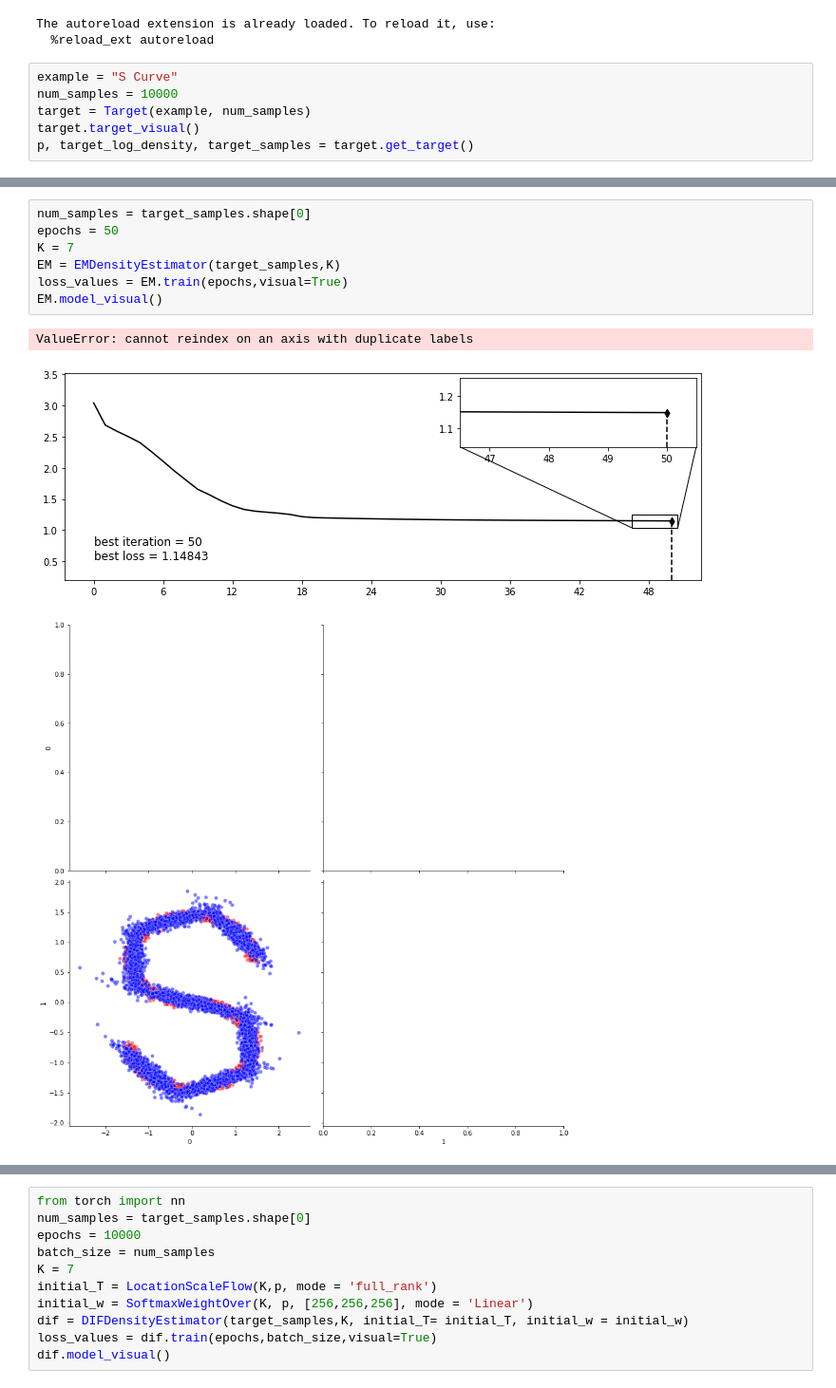
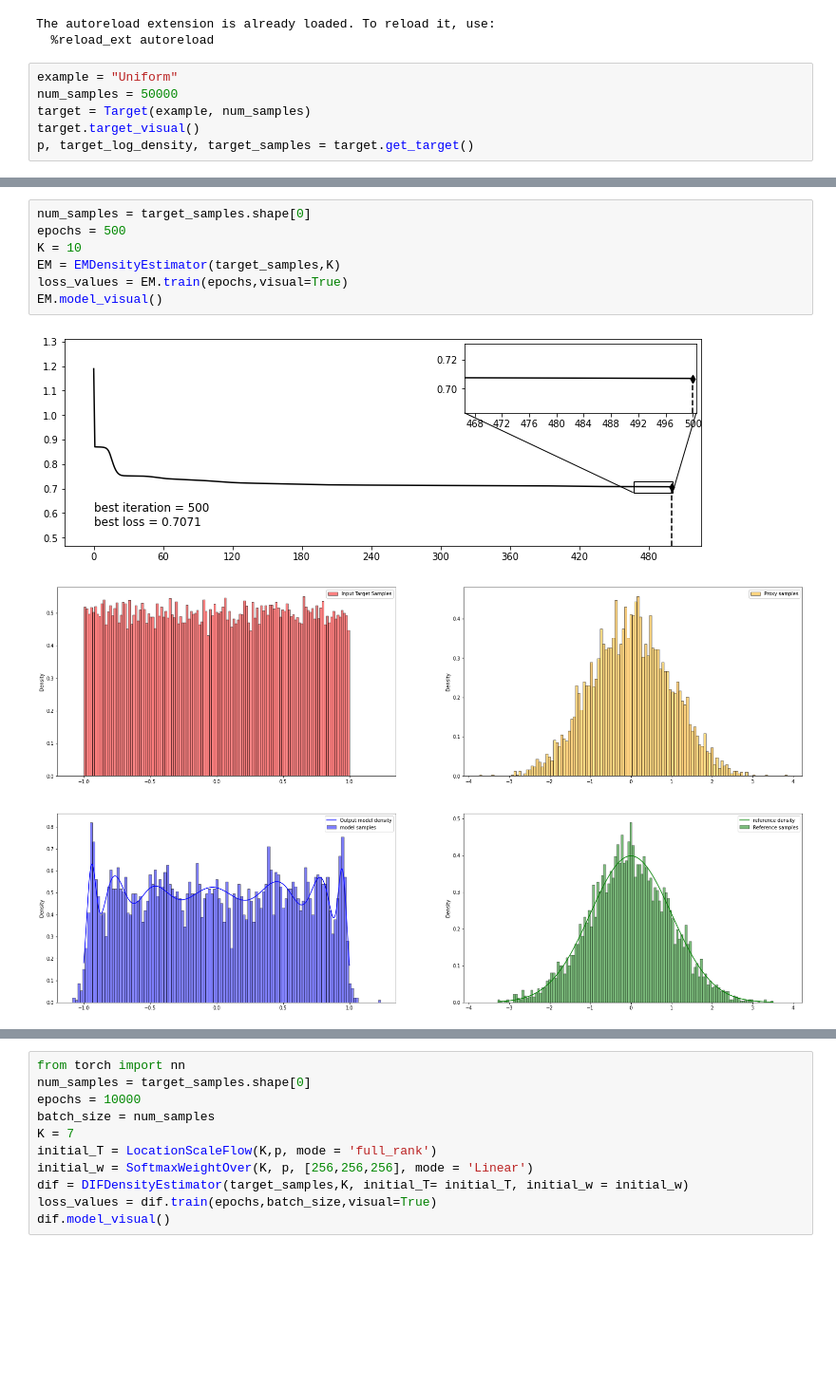
Before and after one commit to ElouanARGOUARCH/Discretely-Indexed-Flows, a Jupyter notebook: experiments/Start from EM.ipynb, the cells around one changed output, grey strips where cells are left out. Shown at 95% size. Saved outputs shown, nothing was run; the diff lists cells and outputs as text; blank space fills up the shorter version.

```diff
--- a/experiments/Start from EM.ipynb
+++ b/experiments/Start from EM.ipynb
@@ -14,8 +14,8 @@ import matplotlib.pyplot as plt
 The autoreload extension is already loaded. To reload it, use:
   %reload_ext autoreload
 # %%
-example = "S Curve"
-num_samples = 10000
+example = "Uniform"
+num_samples = 50000
 target = Target(example, num_samples)
 target.target_visual()
 p, target_log_density, target_samples = target.get_target()
@@ -24,14 +24,13 @@ p, target_log_density, target_samples = target.get_target()
 # %%
 num_samples = target_samples.shape[0]
-epochs = 50
-K = 7
+epochs = 500
+K = 10
 EM = EMDensityEstimator(target_samples,K)
 loss_values = EM.train(epochs,visual=True)
 EM.model_visual()
 # %% [output]
-ValueError: cannot reindex on an axis with duplicate labels
-[figure, old version]
+[figure, new version]
-[figure, old version]
+[figure, new version]
 # %%
 from torch import nn
 num_samples = target_samples.shape[0]
```
Also changed, not shown: parts of 3 cells of this notebook, 4 other files.
